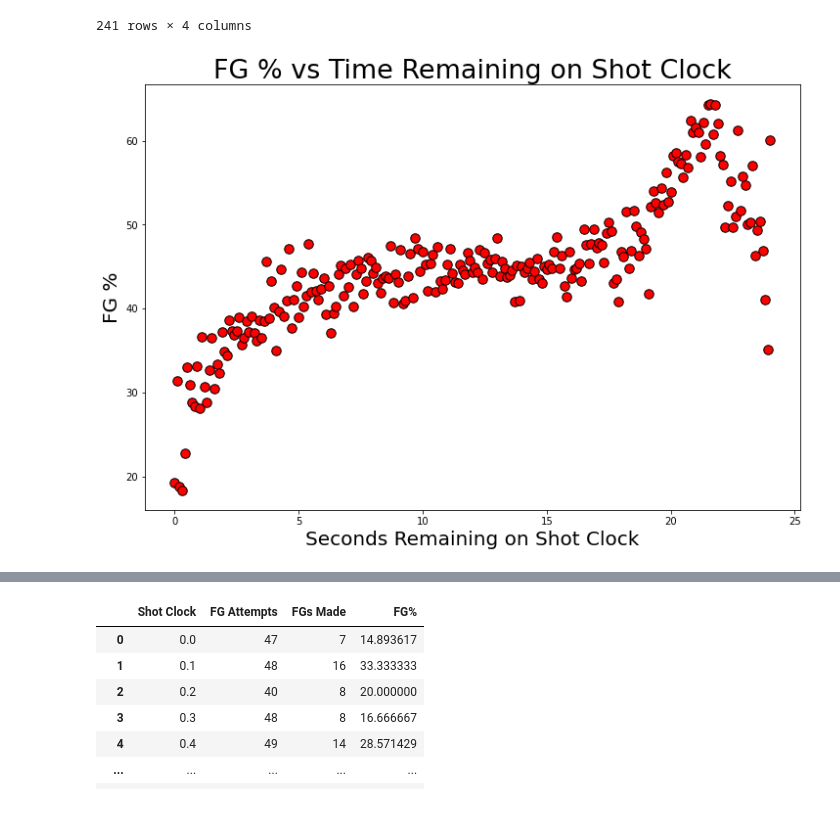
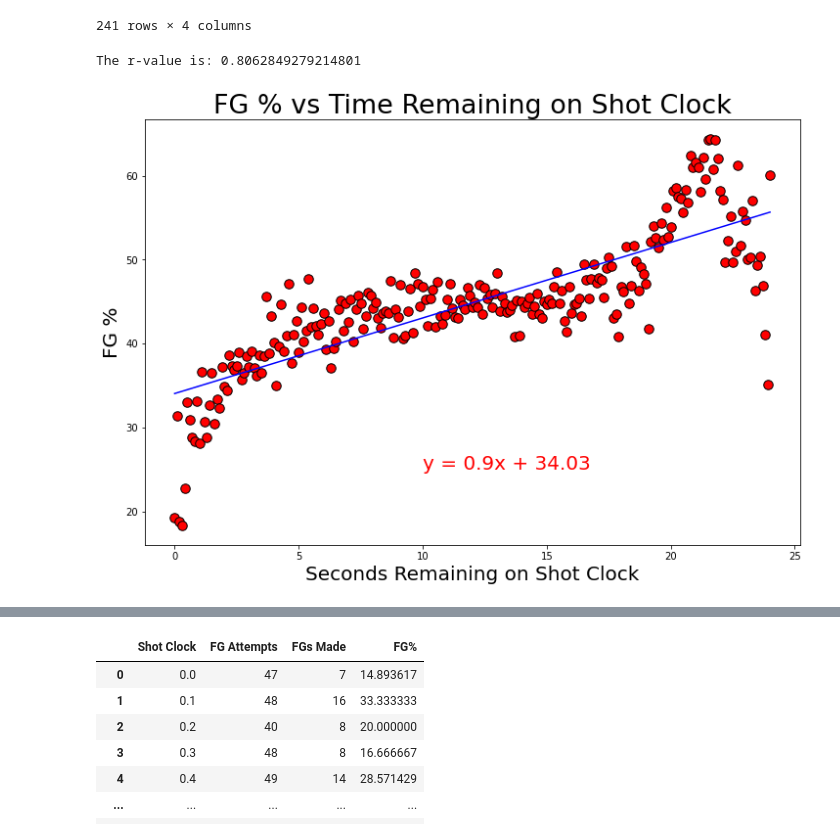
Before and after one commit to briennecole/NBA_Shot_Analysis, a Jupyter notebook: NBA_exploratory_analysis_Pete.ipynb, the cells around one changed output, grey strips where cells are left out. Saved outputs shown, nothing was run; the diff lists cells and outputs as text; code cells hidden in the pictures.

Commit message:
added bin cell and finished graphing

```diff
--- a/NBA_exploratory_analysis_Pete.ipynb
+++ b/NBA_exploratory_analysis_Pete.ipynb
@@ -221,19 +215,37 @@ graph_df
 241 rows × 4 columns
 # %%
 fig1, ax1 = plt.subplots(figsize=(12, 8))
-plt.scatter(graph_df["Shot Clock"], graph_df["FG%"], marker="o", s=90, c="r", edgecolor="k")
-# plt.invert_xaxis()
+# plt.scatter(graph_df["Shot Clock"], graph_df["FG%"], marker="o", s=90, c="r", edgecolor="k")
+
+x_value = graph_df["Shot Clock"]
+y_value = graph_df["FG%"]
+
+(slope, intercept, rvalue, pvalue, stderr) = linregress(x_value, y_value)
+regress_values = x_value * slope + intercept
+
+line_eq = "y = " + str(round(slope, 2)) + "x + " + str(round(intercept, 2))
+plt.scatter(x_value, y_value, s=90, c="r", edgecolor="k")
+
+# plot regression line
+plt.plot(x_value, regress_values, "b-")
+
+# print equation in graph
+plt.annotate(line_eq, (10,25), fontsize=20, color="r")
+
 
 # add labels for readability
 plt.title("FG % vs Time Remaining on Shot Clock", fontsize=27)
 plt.xlabel("Seconds Remaining on Shot Clock", fontsize=20)
 plt.ylabel("FG %", fontsize=20)
 
+print(f"The r-value is: {rvalue}")
+
 plt.savefig("output_data/FG%1.png")
 
 plt.show()
 # %% [output]
+The r-value is: 0.8062849279214801
-[figure, old version]
+[figure, new version]
 # %%
 two_pointer = cleaned_df.loc[cleaned_df["PTS_TYPE"] <= 2]
 three_pointer = cleaned_df.loc[cleaned_df["PTS_TYPE"] > 2]
```
Also changed, not shown: parts of 5 cells of this notebook, 1 other file.
